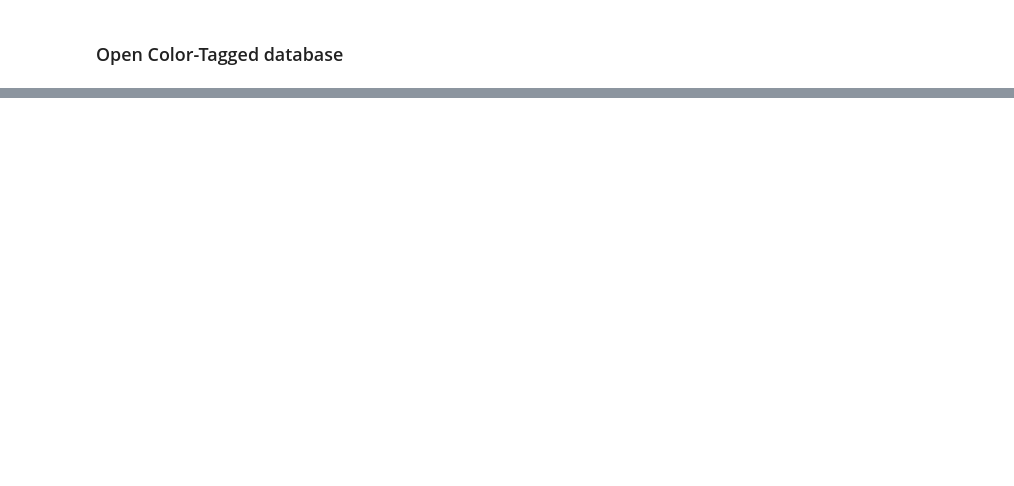
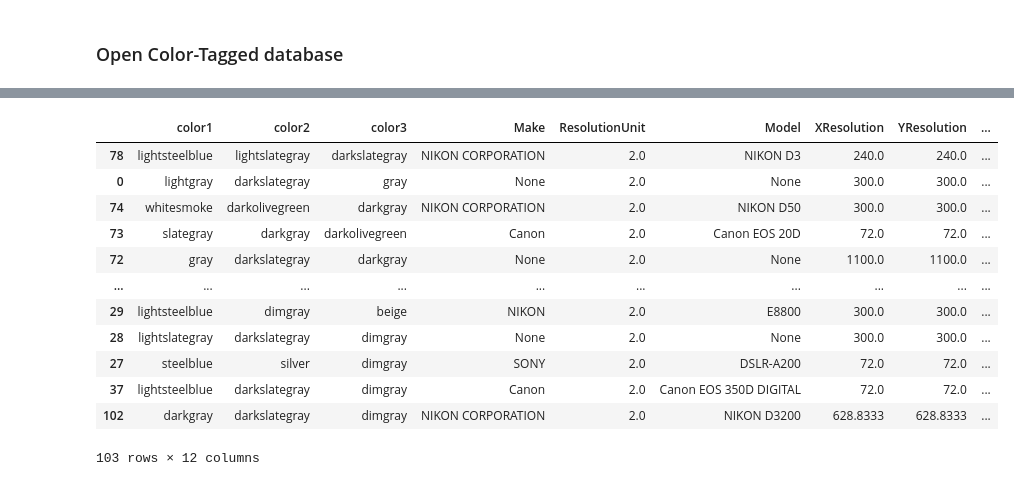
Before and after one commit to Foxlider/S8-MachineLearning-Project, a Jupyter notebook: en/Project/project.ipynb, the cells around one changed output, grey strips where cells are left out. Drawn from its saved outputs; the diff is of its cells as text; code cells hidden in the pictures; blank space fills up the shorter version.

```diff
--- a/en/Project/project.ipynb
+++ b/en/Project/project.ipynb
@@ -392,0 +566,7 @@ df
+# %%
+rfc = RandomForestClassifier(
+    n_estimators=10,
+    max_depth=5,
+    random_state=0,
+)
+rfc = rfc.fit(encoded.values, en_resu.values.ravel())
@@ -392,0 +602,22 @@ df
+# %%
+prediction = rfc.predict(pred_en)
+prediction2 = le_res.inverse_transform(prediction)
+
+prediction = pd.DataFrame(prediction, columns=["Fav"])
+
+prediction2 = pd.DataFrame(prediction2)
+predict.join(prediction).join(prediction2).sort_values("Fav")
+# %% [output]
+|  | color1 | color2 | color3 | Make | ResolutionUnit | Model | XResolution | YResolution | ... |
+| 78 | lightsteelblue | lightslategray | darkslategray | NIKON CORPORATION | 2.0 | NIKON D3 | 240.0 | 240.0 | ... |
+| 0 | lightgray | darkslategray | gray | None | 2.0 | None | 300.0 | 300.0 | ... |
+| 74 | whitesmoke | darkolivegreen | darkgray | NIKON CORPORATION | 2.0 | NIKON D50 | 300.0 | 300.0 | ... |
+| 73 | slategray | darkgray | darkolivegreen | Canon | 2.0 | Canon EOS 20D | 72.0 | 72.0 | ... |
+| 72 | gray | darkslategray | darkgray | None | 2.0 | None | 1100.0 | 1100.0 | ... |
+| ... | ... | ... | ... | ... | ... | ... | ... | ... | ... |
+| 29 | lightsteelblue | dimgray | beige | NIKON | 2.0 | E8800 | 300.0 | 300.0 | ... |
+| 28 | lightslategray | darkslategray | dimgray | None | 2.0 | None | 300.0 | 300.0 | ... |
+| 27 | steelblue | silver | dimgray | SONY | 2.0 | DSLR-A200 | 72.0 | 72.0 | ... |
+| 37 | lightsteelblue | darkslategray | dimgray | Canon | 2.0 | Canon EOS 350D DIGITAL | 72.0 | 72.0 | ... |
+| 102 | darkgray | darkslategray | dimgray | NIKON CORPORATION | 2.0 | NIKON D3200 | 628.8333 | 628.8333 | ... |
+103 rows × 12 columns
```
Also changed, not shown: parts of 9 cells of this notebook, 9 other files.
